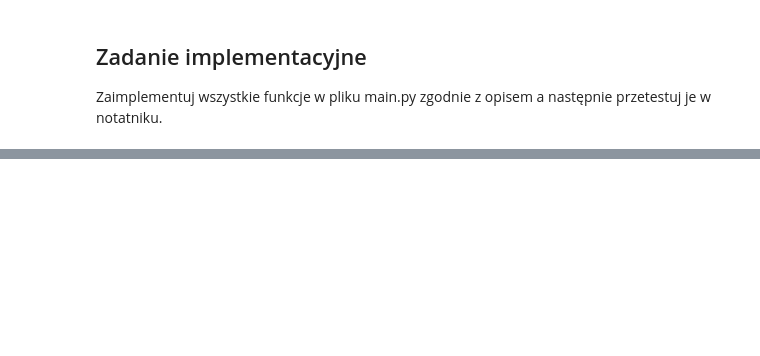
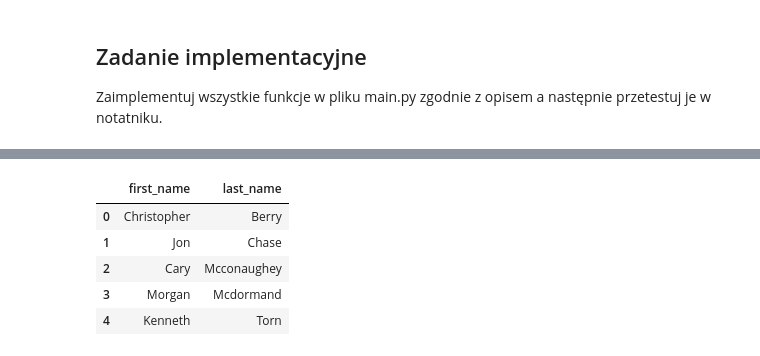
Before and after one commit to DanielJurkowski/AiBD, a Jupyter notebook: Lab 4/raport.ipynb, the cells around one changed output, grey strips where cells are left out. Saved outputs shown, nothing was run; the diff lists cells and outputs as text; code cells hidden in the pictures; blank space fills up the shorter version.

```diff
--- a/Lab 4/raport.ipynb
+++ b/Lab 4/raport.ipynb
@@ -159,0 +339,9 @@ main.film_title_case_insensitive(['Giant', 'Harry', 'Birdcage', 'Iron'])
+# %%
+main.film_cast('Ali Forever')
+# %% [output]
+|  | first_name | last_name |
+| 0 | Christopher | Berry |
+| 1 | Jon | Chase |
+| 2 | Cary | Mcconaughey |
+| 3 | Morgan | Mcdormand |
+| 4 | Kenneth | Torn |
```
Also changed, not shown: parts of 21 cells of this notebook.
